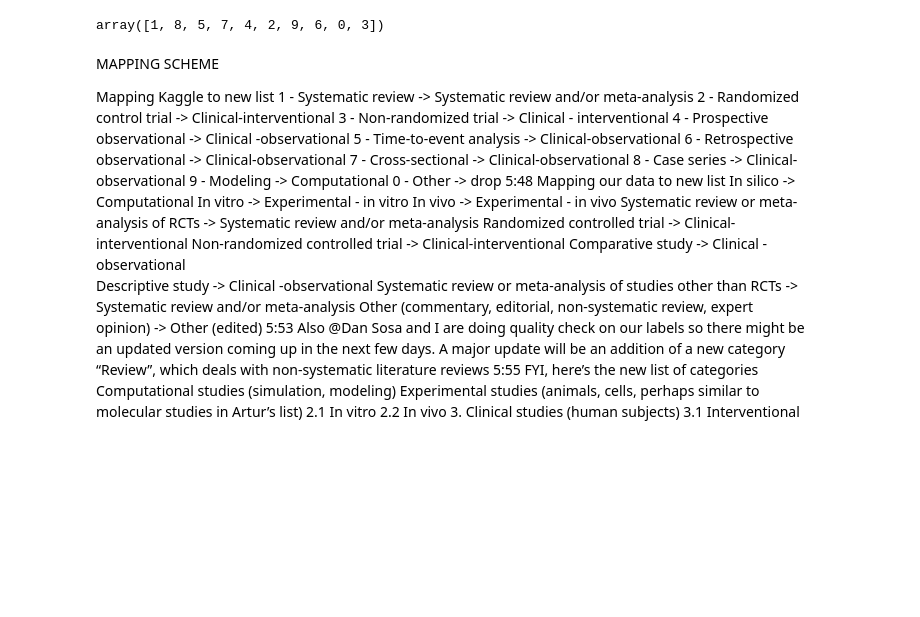
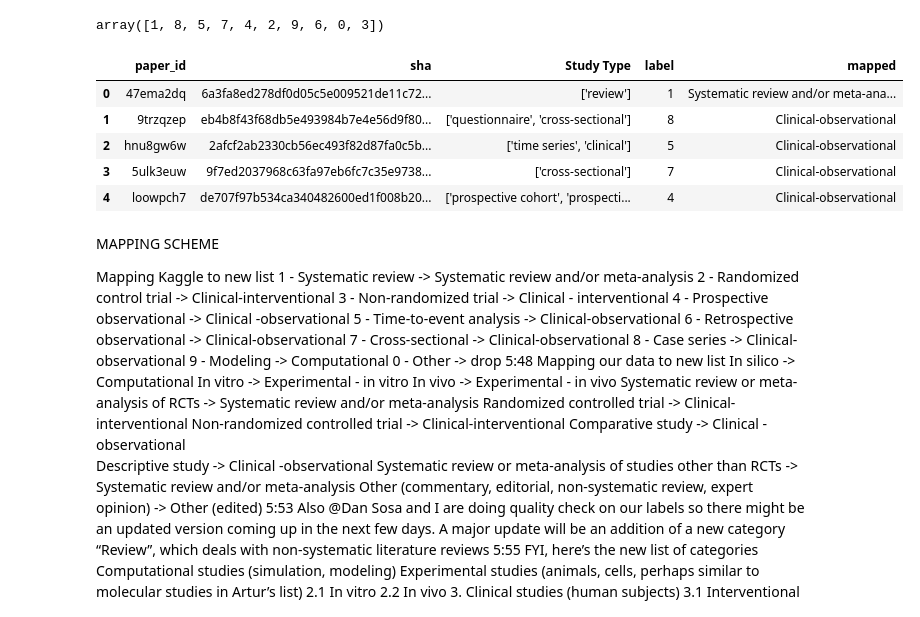
Before and after one commit to mindyng/Covid19, a Jupyter notebook: MultiClass.ipynb, the cells around one changed output. Drawn from its saved outputs; the diff is of its cells as text; code cells hidden in the pictures; blank space fills up the shorter version.

```diff
--- a/MultiClass.ipynb
+++ b/MultiClass.ipynb
@@ -472,8 +472,19 @@ dic_map={
          6:'Clinical-observational',
          7:'Clinical-observational',
          8:'Clinical-observational',
-         9:'Computational'
+         9:'Computational',
+         0:'Other'
         }
+# %%
+final2['mapped'] = final2.apply(lambda x: dic_map[x.label], axis = 1)
+final2.head()
+# %% [output]
+|  | paper_id | sha | Study Type | label | mapped |
+| 0 | 47ema2dq | 6a3fa8ed278df0d05c5e009521de11c72... | ['review'] | 1 | Systematic review and/or meta-ana... |
+| 1 | 9trzqzep | eb4b8f43f68db5e493984b7e4e56d9f80... | ['questionnaire', 'cross-sectional'] | 8 | Clinical-observational |
+| 2 | hnu8gw6w | 2afcf2ab2330cb56ec493f82d87fa0c5b... | ['time series', 'clinical'] | 5 | Clinical-observational |
+| 3 | 5ulk3euw | 9f7ed2037968c63fa97eb6fc7c35e9738... | ['cross-sectional'] | 7 | Clinical-observational |
+| 4 | loowpch7 | de707f97b534ca340482600ed1f008b20... | ['prospective cohort', 'prospecti... | 4 | Clinical-observational |
 # %% [markdown]
 MAPPING SCHEME
 
```
